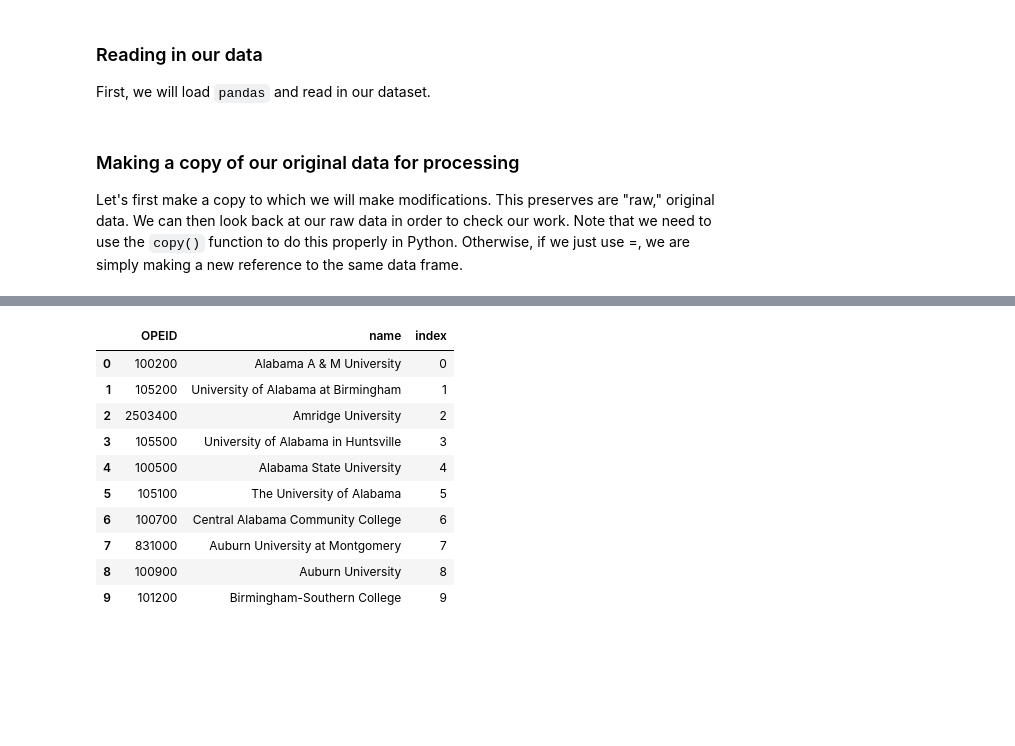
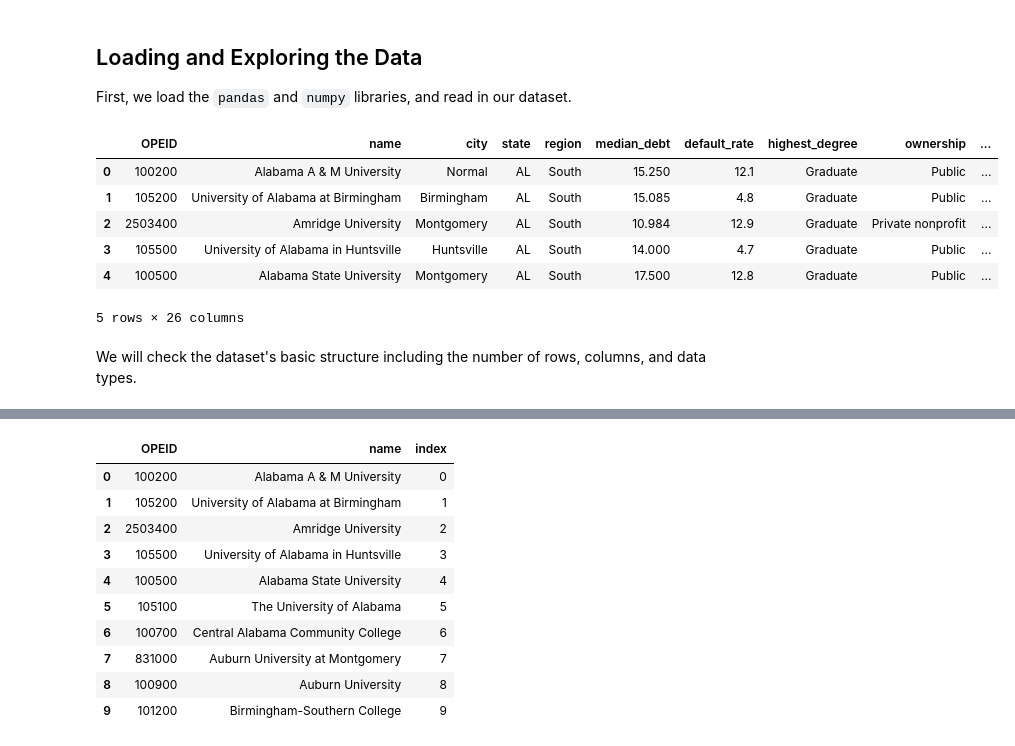
Before and after one commit to kristinporter/DSC201_602, a Jupyter notebook: Python-Notebook2.ipynb, the cells around one changed output, grey strips where cells are left out. Drawn from its saved outputs; the diff is of its cells as text; code cells hidden in the pictures; blank space fills up the shorter version.

Commit message:
adding Python NB2

```diff
--- a/Python-Notebook2.ipynb
+++ b/Python-Notebook2.ipynb
@@ -5,11 +19,24 @@ In this notebook, we will learn more about how to evaluate the contents of our v
 # %% [markdown]
-### Reading in our data
+## Loading and Exploring the Data
 
-First, we will load `pandas` and read in our dataset.
+First, we load the `pandas` and `numpy` libraries, and read in our dataset.
 # %%
 import pandas as pd
-collegeDat = pd.read_csv('data/colleges.csv')
+import numpy as np
+
+# Loading the dataset
+college_data = pd.read_csv('data/colleges.csv')
+
+# Preview the first few rows of the dataset
+college_data.head()
+# %% [output]
+|  | OPEID | name | city | state | region | median_debt | default_rate | highest_degree | ownership | ... |
+| 0 | 100200 | Alabama A & M University | Normal | AL | South | 15.250 | 12.1 | Graduate | Public | ... |
+| 1 | 105200 | University of Alabama at Birmingham | Birmingham | AL | South | 15.085 | 4.8 | Graduate | Public | ... |
+| 2 | 2503400 | Amridge University | Montgomery | AL | South | 10.984 | 12.9 | Graduate | Private nonprofit | ... |
+| 3 | 105500 | University of Alabama in Huntsville | Huntsville | AL | South | 14.000 | 4.7 | Graduate | Public | ... |
+| 4 | 100500 | Alabama State University | Montgomery | AL | South | 17.500 | 12.8 | Graduate | Public | ... |
+5 rows × 26 columns
-# %% [markdown]
-### Making a copy of our original data for processing
-
-Let's first make a copy to which we will make modifications. This preserves are "raw," original data. We can then look back at our raw data in order to check our work. Note that we need to use the `copy()` function to do this properly in Python. Otherwise, if we just use =, we are simply making a new reference to the same data frame.
+# %% [markdown]
+
+We will check the dataset's basic structure including the number of rows, columns, and data types.
```
Also changed, not shown: parts of 18 cells of this notebook, 2 other files.
